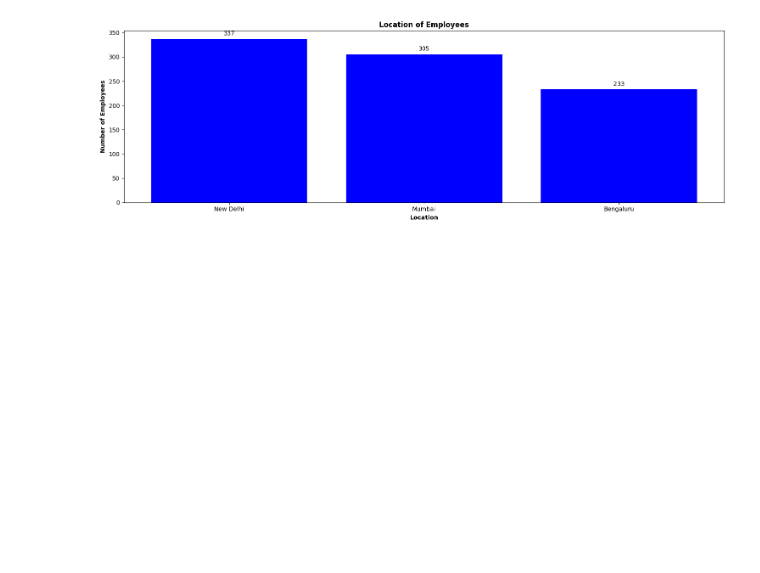
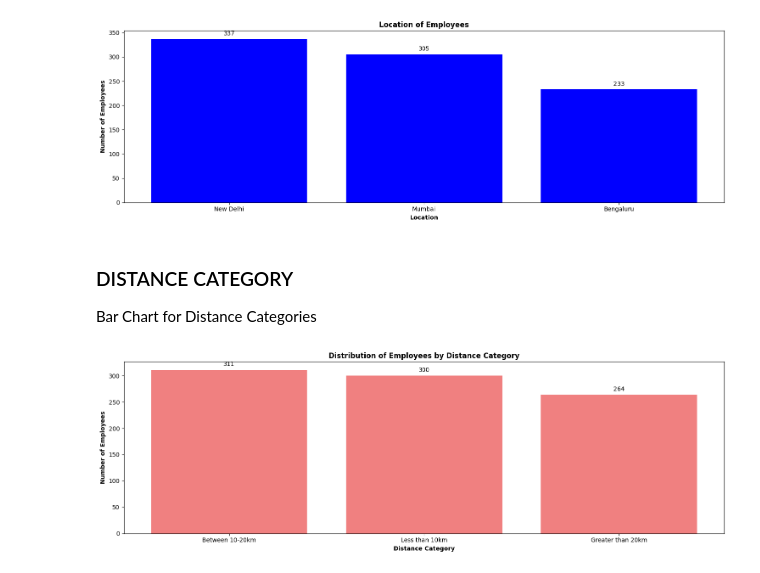
Before and after one commit to RIZWAN-VY/HR_Data_Analytics_and_Visualization, a Jupyter notebook: Employee_Data_Analysis_and_Visualization.ipynb, the cells around one changed output. Cells and saved outputs as stored; diff of their text form; code cells hidden in the pictures; blank space fills up the shorter version.

Commit message:
Bar chart for employee distance category

```diff
--- a/Employee_Data_Analysis_and_Visualization.ipynb
+++ b/Employee_Data_Analysis_and_Visualization.ipynb
@@ -298,3 +298,25 @@ plt.tight_layout()
 plt.show()
 # %% [output]
 [figure]
+# %% [markdown]
+### DISTANCE CATEGORY
+Bar Chart for Distance Categories
+# %%
+distance_category_counts = data['Distance Category'].value_counts()
+
+plt.figure(figsize=(15, 5))
+bars = plt.bar(distance_category_counts.index, distance_category_counts.values, color='lightcoral')
+plt.xlabel('Distance Category',fontweight='bold')
+plt.ylabel('Number of Employees',fontweight='bold')
+plt.title('Distribution of Employees by Distance Category',fontweight='bold')
+plt.xticks(rotation=0)  # Rotate x-axis labels if needed
+
+# Adding counts as annotations above the bars
+for bar in bars:
+    yval = bar.get_height()
+    plt.text(bar.get_x() + bar.get_width() / 2, yval + 5, int(yval), ha='center', va='bottom')
+
+plt.tight_layout()
+plt.show()
+# %% [output]
+[figure, added]
```
